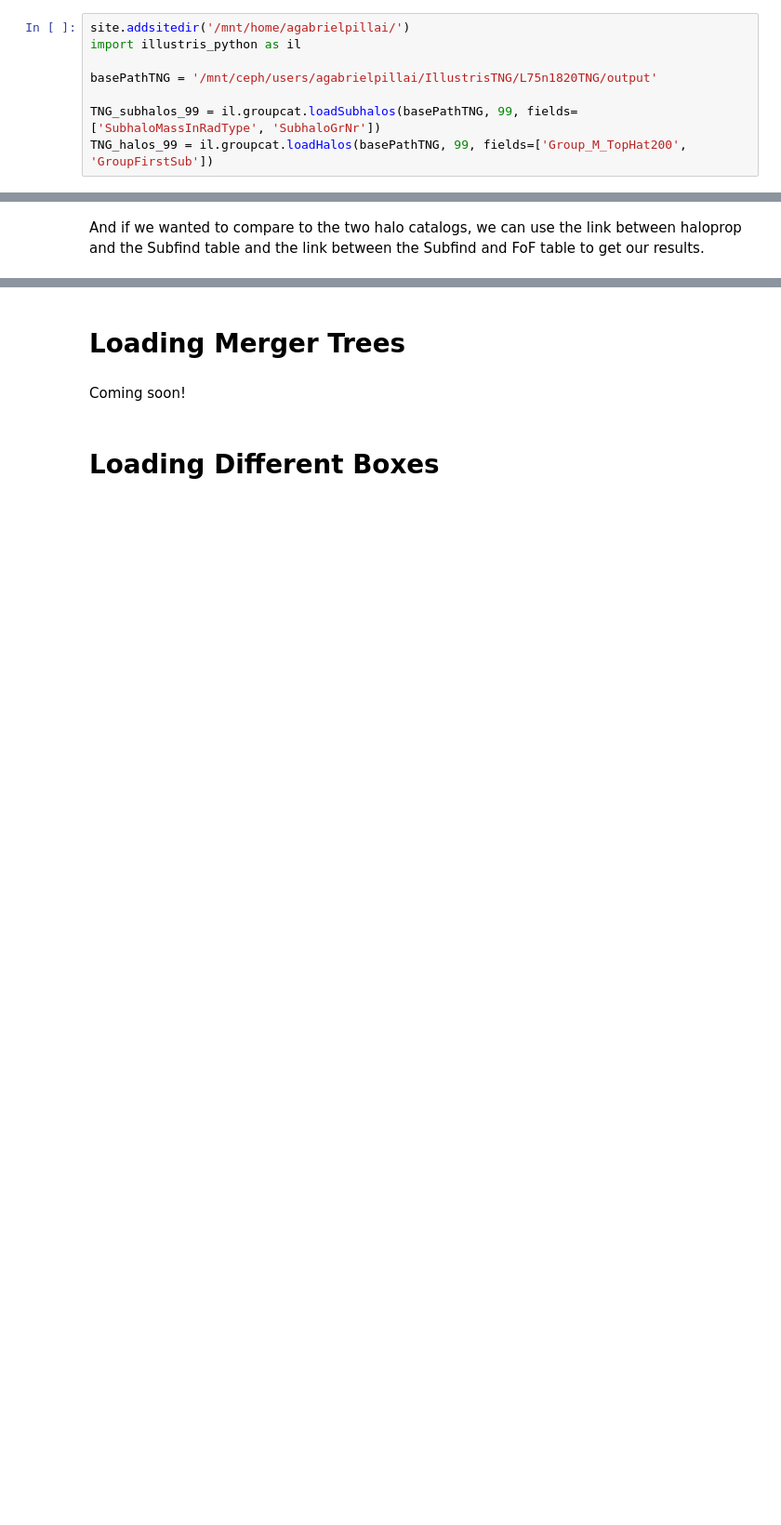
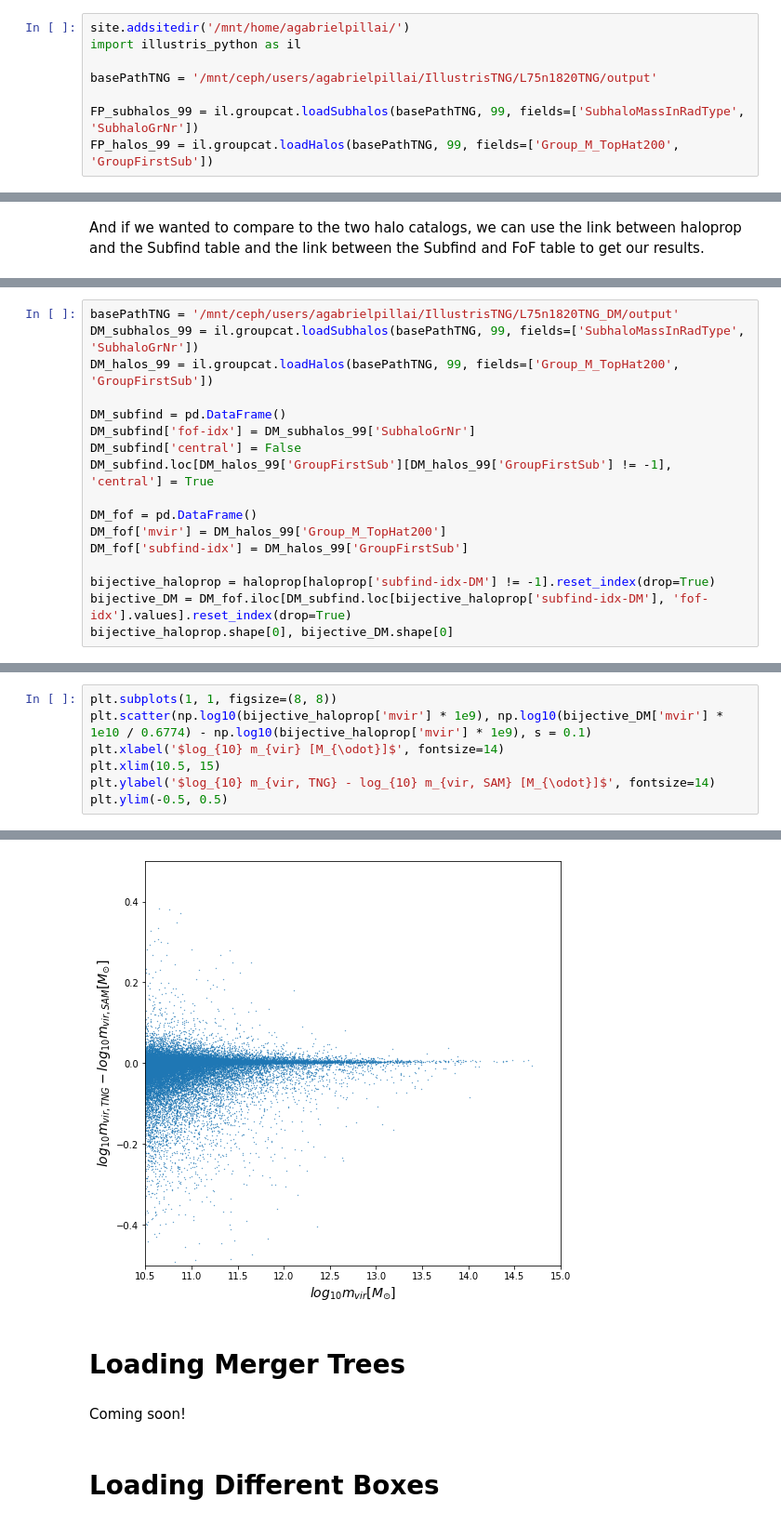
Before and after one commit to aust427/scsample, a Jupyter notebook: ilsam-testing.ipynb, the cells around one changed output, grey strips where cells are left out. Shown at 93% size. Saved outputs shown, nothing was run; the diff lists cells and outputs as text; blank space fills up the shorter version.

```diff
--- a/ilsam-testing.ipynb
+++ b/ilsam-testing.ipynb
@@ -126,6 +176,6 @@ import illustris_python as il
 
 basePathTNG = '/mnt/ceph/users/agabrielpillai/IllustrisTNG/L75n1820TNG/output'
 
-TNG_subhalos_99 = il.groupcat.loadSubhalos(basePathTNG, 99, fields=['SubhaloMassInRadType', 'SubhaloGrNr'])
-TNG_halos_99 = il.groupcat.loadHalos(basePathTNG, 99, fields=['Group_M_TopHat200', 'GroupFirstSub'])
+FP_subhalos_99 = il.groupcat.loadSubhalos(basePathTNG, 99, fields=['SubhaloMassInRadType', 'SubhaloGrNr'])
+FP_halos_99 = il.groupcat.loadHalos(basePathTNG, 99, fields=['Group_M_TopHat200', 'GroupFirstSub'])
 # %%
@@ -185,0 +240,17 @@ plt.ylim(-0.5, 0.5)
+# %%
+basePathTNG = '/mnt/ceph/users/agabrielpillai/IllustrisTNG/L75n1820TNG_DM/output'
+DM_subhalos_99 = il.groupcat.loadSubhalos(basePathTNG, 99, fields=['SubhaloMassInRadType', 'SubhaloGrNr'])
+DM_halos_99 = il.groupcat.loadHalos(basePathTNG, 99, fields=['Group_M_TopHat200', 'GroupFirstSub'])
+
+DM_subfind = pd.DataFrame()
+DM_subfind['fof-idx'] = DM_subhalos_99['SubhaloGrNr']
+DM_subfind['central'] = False
+DM_subfind.loc[DM_halos_99['GroupFirstSub'][DM_halos_99['GroupFirstSub'] != -1], 'central'] = True
+
+DM_fof = pd.DataFrame()
+DM_fof['mvir'] = DM_halos_99['Group_M_TopHat200']
+DM_fof['subfind-idx'] = DM_halos_99['GroupFirstSub']
+
+bijective_haloprop = haloprop[haloprop['subfind-idx-DM'] != -1].reset_index(drop=True)
+bijective_DM = DM_fof.iloc[DM_subfind.loc[bijective_haloprop['subfind-idx-DM'], 'fof-idx'].values].reset_index(drop=True)
+bijective_haloprop.shape[0], bijective_DM.shape[0]
@@ -185,0 +259,8 @@ plt.ylim(-0.5, 0.5)
+# %%
+plt.subplots(1, 1, figsize=(8, 8))
+plt.scatter(np.log10(bijective_haloprop['mvir'] * 1e9), np.log10(bijective_DM['mvir'] * 1e10 / 0.6774) - np.log10(bijective_haloprop['mvir'] * 1e9), s = 0.1)
+plt.xlabel('$log_{10} m_{vir} [M_{\odot}]$', fontsize=14)
+plt.xlim(10.5, 15)
+plt.ylabel('$log_{10} m_{vir, TNG} - log_{10} m_{vir, SAM} [M_{\odot}]$', fontsize=14)
+plt.ylim(-0.5, 0.5)
+# %% [output]
@@ -186,3 +268,4 @@ plt.ylim(-0.5, 0.5)
+[figure, added]
 # %% [markdown]
 # Loading Merger Trees
 # %% [markdown]
```
Also changed, not shown: parts of 30 cells of this notebook, 1 other file.
